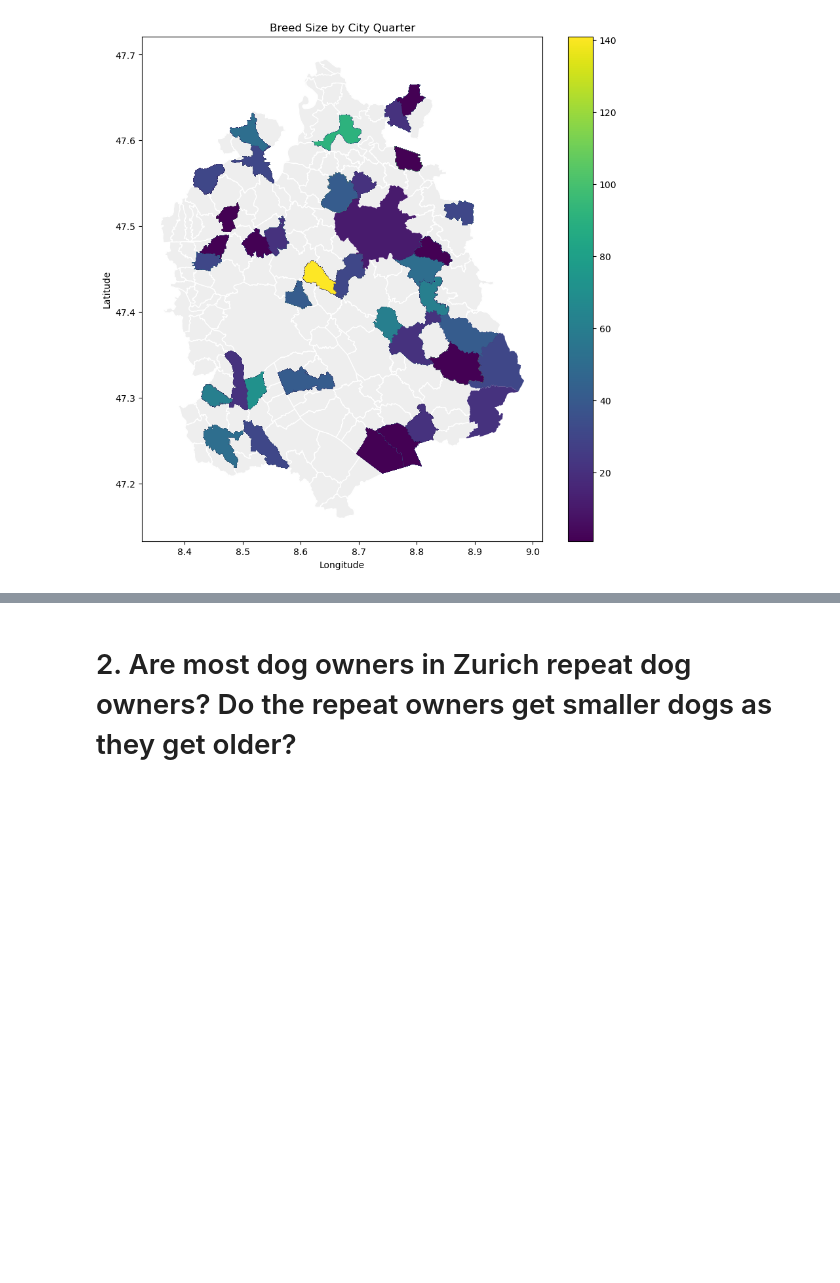
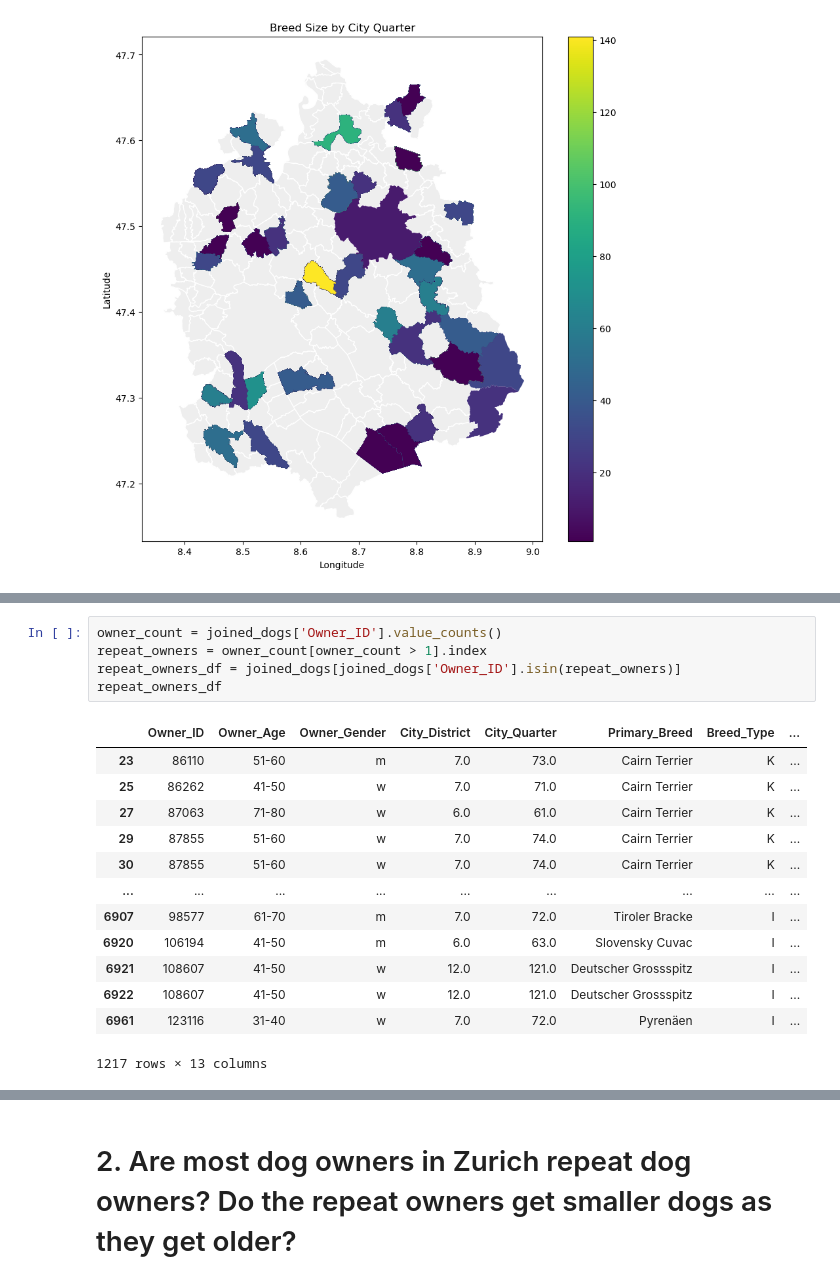
Before and after one commit to jmandano/cmps530_final_project, a Jupyter notebook: final_code.ipynb, the cells around one changed output, grey strips where cells are left out. Saved outputs shown, nothing was run; the diff lists cells and outputs as text; blank space fills up the shorter version.

```diff
--- a/final_code.ipynb
+++ b/final_code.ipynb
@@ -332,0 +342,19 @@ plt.show()
+# %%
+owner_count = joined_dogs['Owner_ID'].value_counts()
+repeat_owners = owner_count[owner_count > 1].index
+repeat_owners_df = joined_dogs[joined_dogs['Owner_ID'].isin(repeat_owners)]
+repeat_owners_df
+# %% [output]
+|  | Owner_ID | Owner_Age | Owner_Gender | City_District | City_Quarter | Primary_Breed | Breed_Type | ... |
+| 23 | 86110 | 51-60 | m | 7.0 | 73.0 | Cairn Terrier | K | ... |
+| 25 | 86262 | 41-50 | w | 7.0 | 71.0 | Cairn Terrier | K | ... |
+| 27 | 87063 | 71-80 | w | 6.0 | 61.0 | Cairn Terrier | K | ... |
+| 29 | 87855 | 51-60 | w | 7.0 | 74.0 | Cairn Terrier | K | ... |
+| 30 | 87855 | 51-60 | w | 7.0 | 74.0 | Cairn Terrier | K | ... |
+| ... | ... | ... | ... | ... | ... | ... | ... | ... |
+| 6907 | 98577 | 61-70 | m | 7.0 | 72.0 | Tiroler Bracke | I | ... |
+| 6920 | 106194 | 41-50 | m | 6.0 | 63.0 | Slovensky Cuvac | I | ... |
+| 6921 | 108607 | 41-50 | w | 12.0 | 121.0 | Deutscher Grossspitz | I | ... |
+| 6922 | 108607 | 41-50 | w | 12.0 | 121.0 | Deutscher Grossspitz | I | ... |
+| 6961 | 123116 | 31-40 | w | 7.0 | 72.0 | Pyrenäen | I | ... |
+1217 rows × 13 columns
```
Also changed, not shown: parts of 4 cells of this notebook.
